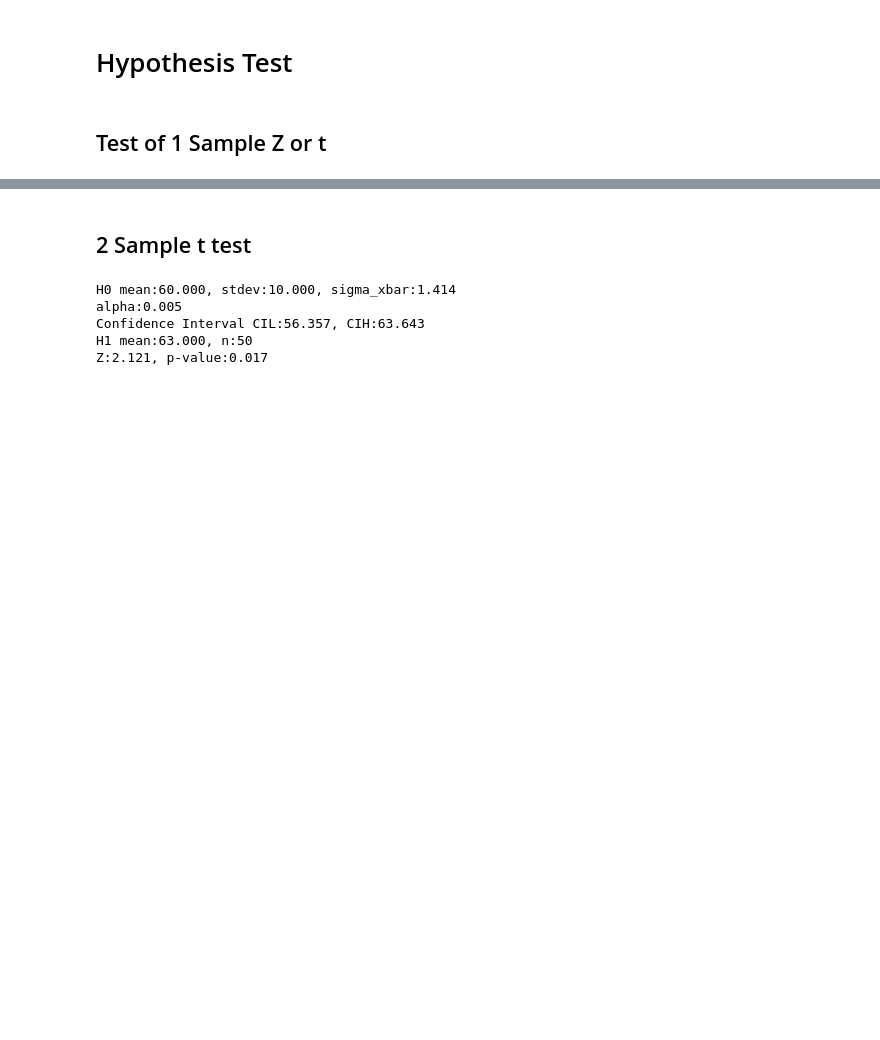
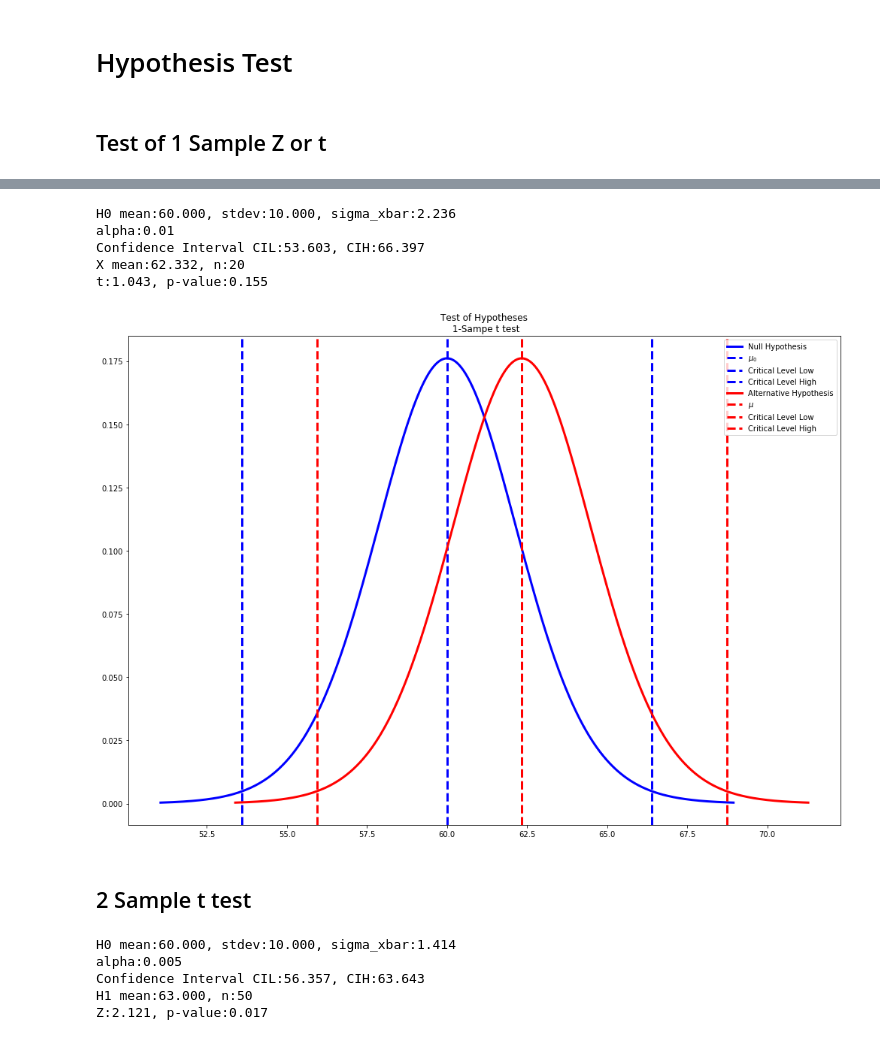
Before and after one commit to SeadogAhn/Statistics, a Jupyter notebook: Tests of Hypotheses.ipynb, the cells around one changed output, grey strips where cells are left out. Drawn from its saved outputs; the diff is of its cells as text; code cells hidden in the pictures; blank space fills up the shorter version.

```diff
--- a/Tests of Hypotheses.ipynb
+++ b/Tests of Hypotheses.ipynb
@@ -90,3 +62,50 @@ Z:2.121, p-value:0.017
+# %%
+
+
+# population parameters
+mu = 60
+sigma = 10
+# sample
+n = 20
+r = stat.norm.rvs(mu,sigma,n) # generate random values
+xbar = np.mean(r)
+
+# critical level
+alpha = 0.01
+
+# sampling distribution
+x, y, cil, cih = PlotXYnCI(mu,sigma/math.sqrt(n), alpha = alpha, n=n)
+x_sample, y_sample, cil_sample, cih_sample = PlotXYnCI(xbar,sigma/math.sqrt(n), alpha = alpha, n=n)
+test_type, res, pval = TestOfHypothesisForOneSampleMean(mu, sigma/math.sqrt(n), xbar, n)
+
+
+# Draw Plot
+plt.figure(figsize=(14,10))
+plt.plot(x, y, 'b-', linewidth=3, label="Null Hypothesis")
+plt.axvline(x=mu, color='b', linewidth=3, linestyle='--', label = "$\mu_{0}$")
+plt.axvline(x=cil, color='b', linewidth=3, linestyle='--', label = "Critical Level Low")
+plt.axvline(x=cih, color='b', linewidth=3, linestyle='--', label = "Critical Level High")
+plt.plot(x_sample, y_sample, 'r-', linewidth=3, label="Alternative Hypothesis")
+plt.axvline(x=xbar, color='r', linewidth=3, linestyle='--', label = "$\mu$")
+plt.axvline(x=cil_sample, color='r', linewidth=3, linestyle='--', label = "Critical Level Low")
+plt.axvline(x=cih_sample, color='r', linewidth=3, linestyle='--', label = "Critical Level High")
+plt.legend()
+plt.title('Test of Hypotheses\n 1-Sampe {} test'.format(test_type))
+plt.tight_layout()
+# Print out statistic
+print("H0 mean:{0:.3f}, stdev:{1:.3f}, sigma_xbar:{2:.3f}".format(mu, sigma, sigma/math.sqrt(n)))
+print("alpha:{0}".format(alpha))
+print("Confidence Interval CIL:{0:.3f}, CIH:{1:.3f}".format(cil,cih))
+print("X mean:{0:.3f}, n:{1} ".format(xbar, n))
+print("{0}:{1:.3f}, p-value:{2:.3f}".format(test_type, res, pval))
+plt.show()
+# %% [output]
+H0 mean:60.000, stdev:10.000, sigma_xbar:2.236
+alpha:0.01
+Confidence Interval CIL:53.603, CIH:66.397
+X mean:62.332, n:20
+t:1.043, p-value:0.155
+[figure, added]
 # %% [markdown]
 ## 2 Sample t test
 # %%
```
Also changed, not shown: parts of 3 cells of this notebook.
